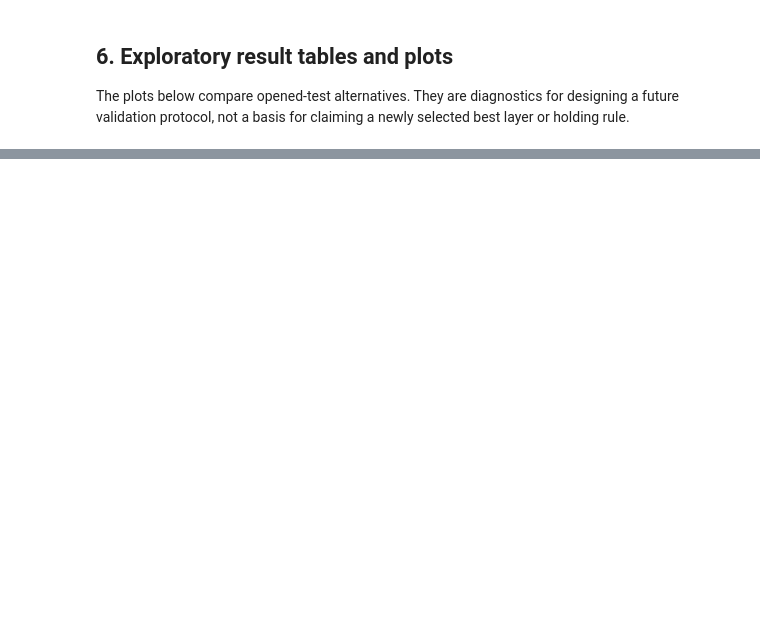
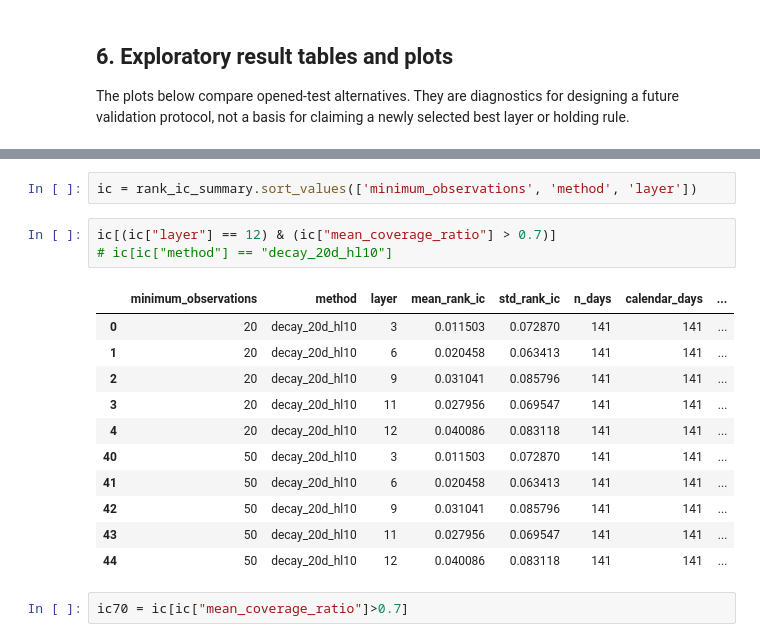
Before and after one commit to Russ4ever/chinese-wwm-roberta, a Jupyter notebook: notebooks/layer_probe_residual_dense_test_pipeline.ipynb, the cells around one changed output, grey strips where cells are left out. Saved outputs shown, nothing was run; the diff lists cells and outputs as text; blank space fills up the shorter version.

```diff
--- a/notebooks/layer_probe_residual_dense_test_pipeline.ipynb
+++ b/notebooks/layer_probe_residual_dense_test_pipeline.ipynb
@@ -776,0 +863,19 @@ display(pd.Series({
+# %%
+ic = rank_ic_summary.sort_values(['minimum_observations', 'method', 'layer'])
+# %%
+ic[(ic["layer"] == 12) & (ic["mean_coverage_ratio"] > 0.7)]
+# ic[ic["method"] == "decay_20d_hl10"]
+# %% [output]
+|  | minimum_observations | method | layer | mean_rank_ic | std_rank_ic | n_days | calendar_days | ... |
+| 0 | 20 | decay_20d_hl10 | 3 | 0.011503 | 0.072870 | 141 | 141 | ... |
+| 1 | 20 | decay_20d_hl10 | 6 | 0.020458 | 0.063413 | 141 | 141 | ... |
+| 2 | 20 | decay_20d_hl10 | 9 | 0.031041 | 0.085796 | 141 | 141 | ... |
+| 3 | 20 | decay_20d_hl10 | 11 | 0.027956 | 0.069547 | 141 | 141 | ... |
+| 4 | 20 | decay_20d_hl10 | 12 | 0.040086 | 0.083118 | 141 | 141 | ... |
+| 40 | 50 | decay_20d_hl10 | 3 | 0.011503 | 0.072870 | 141 | 141 | ... |
+| 41 | 50 | decay_20d_hl10 | 6 | 0.020458 | 0.063413 | 141 | 141 | ... |
+| 42 | 50 | decay_20d_hl10 | 9 | 0.031041 | 0.085796 | 141 | 141 | ... |
+| 43 | 50 | decay_20d_hl10 | 11 | 0.027956 | 0.069547 | 141 | 141 | ... |
+| 44 | 50 | decay_20d_hl10 | 12 | 0.040086 | 0.083118 | 141 | 141 | ... |
+# %%
+ic70 = ic[ic["mean_coverage_ratio"]>0.7]
```
Also changed, not shown: parts of 9 cells of this notebook, 3 other files.
